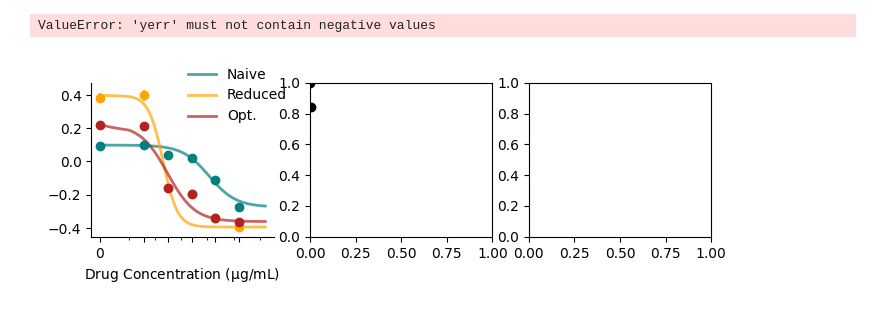
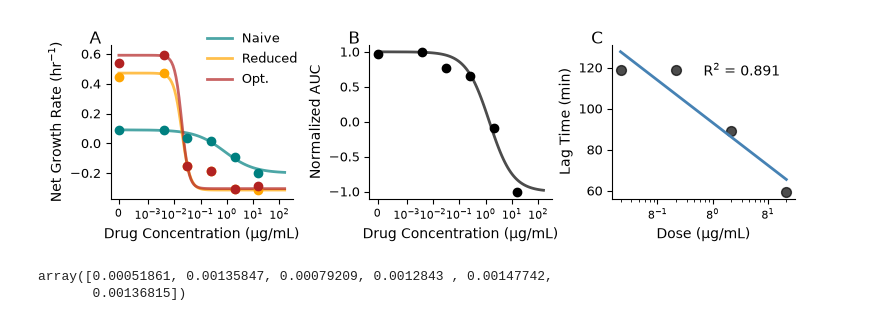
Before and after one commit to eshanking/time-kill-protocol, a Jupyter notebook: data/experiment_code/gr_est_statistical_comparison_Ecoli_CEF_07152026.ipynb, the cells around one changed output. Saved outputs shown, nothing was run; the diff lists cells and outputs as text; code cells hidden in the pictures.

```diff
--- a/data/experiment_code/gr_est_statistical_comparison_Ecoli_CEF_07152026.ipynb
+++ b/data/experiment_code/gr_est_statistical_comparison_Ecoli_CEF_07152026.ipynb
@@ -135,7 +138,7 @@ for exp_key in exp_layout.keys():
     mean_dict[exp_key] = np.mean(data_t,axis=0)
     err_dict[exp_key] = np.std(data_t,axis=0)
 
-    cell_count_data = rfu30_to_cell_count(data_t,background_subtracted=False)
+    cell_count_data = rfu30_to_cell_count(data_t,background_subtracted=True)
     cell_count_mean[exp_key] = np.mean(cell_count_data,axis=0)
     cell_count_err[exp_key] = np.std(cell_count_data,axis=0)
     cell_count_log_err[exp_key] = np.std(np.log10(cell_count_data),axis=0)
@@ -172,7 +175,7 @@ lin_range_dict = {}
 naive_range_dict = {}
 naive_reg_dict = {}
 
-exclude = 2
+exclude = 0
 
 row_indx = 0
 
@@ -355,7 +358,8 @@ for ax in ax_list[-1,:]:
     ax.set_xlabel('Time (min)')
 
 for key,i in enumerate(cell_count_mean.keys()):
-    ax_list[0,key].set_title(str(i) + ' $\mathrm{\mu g/mL}$',fontsize=10)
+    i = np.round(i,4)
+    ax_list[0,key].set_title(str(i) + r' $\mathrm{\mu g/mL}$',fontsize=10)
 
 
 # get the unique legend elements
@@ -471,7 +481,7 @@ def pharmacodynamic_curve(c, gmax, gmin, mic, k):
 
     return g
 
-fig,ax_list = plt.subplots(ncols=2,nrows=2,figsize=(8,6),sharex=True,sharey=True)
+fig,ax_list = plt.subplots(ncols=2,nrows=2,figsize=(8,6),sharex=True,sharey=False)
 
 pd_est_methods = [naive_reg_dict,naive_range_dict,lin_range_dict,auc_dict]
 titles = ['Naive Linear Regression','Reduced Range','Optimized Range','Area Under the Curve']
@@ -503,7 +513,7 @@ for i,dict_t in enumerate(pd_est_methods):
         popt,pcov = curve_fit(lambda x, mic,k: pharmacodynamic_curve(x,gmax,gmin,mic,k),
                                 conc_list,gr_mean,p0=p0,maxfev=100000)
 
-        conc_fit = np.logspace(np.log10(concentrations[1]) - 1, np.log10(concentrations[-1]) + 1,100)
+        conc_fit = np.logspace(np.log10(concentrations[1]) - 1, np.log10(concentrations[-1]) + 1, 100)
         # append 0 to the beginning of the array
         conc_fit = np.insert(conc_fit,0,0)
         gr_fit = pharmacodynamic_curve(conc_fit,gmax,gmin,popt[0],popt[1])
@@ -515,7 +525,7 @@ for i,dict_t in enumerate(pd_est_methods):
         ax.set_xscale('symlog',linthresh=0.001)
 
         ax.legend(frameon=False,loc=[0.75,0.85])
-        ax.set_xlabel('Drug Concentration ($\mathrm{\mu}$g/mL)')
+        ax.set_xlabel(r'Drug Concentration ($\mu\mathrm{g/mL}$)')
         ax.set_ylabel(ylabels[i])
         ax.set_title(titles[i],fontsize=10)
 
@@ -526,11 +536,12 @@ for i,dict_t in enumerate(pd_est_methods):
 
         ax.spines['right'].set_visible(False)
         ax.spines['top'].set_visible(False)
+        # ax.set_ylim(gmin - 0.1, gmax + 0.1)
 
 labels = ['A','B','C','D']
 
 for i,ax in enumerate(ax_list.flatten()):
-    ax.text(-0.05, 1.05, labels[i], transform=ax.transAxes,fontsize=12, va='top', ha='right')
+    ax.text(-0.05, 1.08, labels[i], transform=ax.transAxes,fontsize=12, va='top', ha='right')
 
 fig.tight_layout()
 
@@ -632,7 +644,7 @@ for i,dict_t in enumerate(pd_est_methods):
 
         ax.set_xscale('symlog',linthresh=0.001)
 
-        ax.set_xlabel('Drug Concentration ($\mathrm{\mu}$g/mL)')
+        ax.set_xlabel(r'Drug Concentration ($\mathrm{\mu}$g/mL)')
         # ax.set_ylabel(ylabels[i])
         # ax.set_title(titles[i],fontsize=10)
 
@@ -644,9 +656,9 @@ for i,dict_t in enumerate(pd_est_methods):
         ax.spines['right'].set_visible(False)
         ax.spines['top'].set_visible(False)
 
-ax.legend(frameon=False,loc=[0.5,0.7])
+ax.legend(frameon=False,loc=[0.5,0.7],fontsize=9)
 
-ax.set_xticks(concentrations)
+# ax.set_xticks(concentrations)
 
 ax = ax_list[1]
 
@@ -684,12 +696,12 @@ ax.plot(conc_fit,gr_fit,color='k',alpha=0.7,linewidth=2,zorder=-1)
 
 ax.set_xscale('symlog',linthresh=0.001)
 
-ax.set_xlabel('Drug Concentration ($\mathrm{\mu}$g/mL)')
+ax.set_xlabel(r'Drug Concentration ($\mathrm{\mu}$g/mL)')
 
 ax.spines['right'].set_visible(False)
 ax.spines['top'].set_visible(False)
 
-ax.set_xticks(concentrations)
+# ax.set_xticks(concentrations)
 
 ax = ax_list[2]
 
@@ -703,46 +715,53 @@ res = stats.linregress(X,Y)
 
 X_fit = np.linspace(np.min(X),np.max(X),100)
 Y_fit = res.slope*X_fit + res.intercept
-X_plot = np.linspace(np.log10(concentrations[1]),np.log10(concentrations[-1]),100)
+X_plot = np.linspace(np.log10(concentrations[2]),np.log10(concentrations[-1]),100)
 
 ax.plot(10**X_plot,Y_fit,color='steelblue',label='Linear Fit',linewidth=2)
 
-ax.annotate(f'$\mathrm{{R^2}}$ = {res.rvalue**2:.3f}',(0.6,0.9),xycoords='axes fraction')
-# annotate p value
-ax.annotate(f'$p =$ {res.pvalue:.3f}',(0.6,0.8),xycoords='axes fraction')
+ax.annotate(rf'$\mathrm{{R^2}}$ = {res.rvalue**2:.3f}',(0.5,0.8),xycoords='axes fraction')
 
-ax.set_xlabel('Dose ($\mathrm{\mu g/mL}$)')
+ax.set_xlabel(r'Dose ($\mathrm{\mu g/mL}$)')
 ax.set_ylabel('Lag Time (min)')
 
 ax.spines['right'].set_visible(False)
 ax.spines['top'].set_visible(False)
 
-ax.set_xscale('log')
+plt.xscale("log", base=8)
 
-ax.set_xticks(concentrations[1:])
+# ax.set_xticks(concentrations[1:])
 
 ax_list[0].set_ylabel('Net Growth Rate (hr$^{-1}$)')
 ax_list[1].set_ylabel('Normalized AUC')
 
 pos = ax_list[1].get_position()
 pos.x0 += 0.05
 pos.x1 += 0.05
 ax_list[1].set_position(pos)
 
 pos = ax_list[2].get_position()
 pos.x0 += 0.08
 pos.x1 += 0.08
 ax_list[2].set_position(pos)
 
 labels = ['A','B','C']
 
+# reduce x tick label size
+for ax in ax_list:
+    ax.tick_params(axis='x', labelsize=8)
+    ax.tick_params(axis='y', labelsize=9)
+
 for i,ax in enumerate(ax_list):
-    ax.text(-0.05, 1.07, labels[i], transform=ax.transAxes,fontsize=12, va='top', ha='right')
+    ax.text(-0.05, 1.09, labels[i], transform=ax.transAxes,fontsize=12, va='top', ha='right')
 
 fig.savefig('../../figures/pharmacodynamic_fit_small_Ecoli_CEF_07152026.pdf',bbox_inches='tight')
 # %% [output]
-ValueError: 'yerr' must not contain negative values
-[figure, old version]
+[figure, new version]
+# %%
+err_vect
+# %% [output]
+array([0.00051861, 0.00135847, 0.00079209, 0.0012843 , 0.00147742,
+       0.00136815])
 # %%
 fig,ax_list = plt.subplots(nrows=2,figsize=(4,6))
 
```
Also changed, not shown: parts of 8 cells of this notebook, 38 other files.
